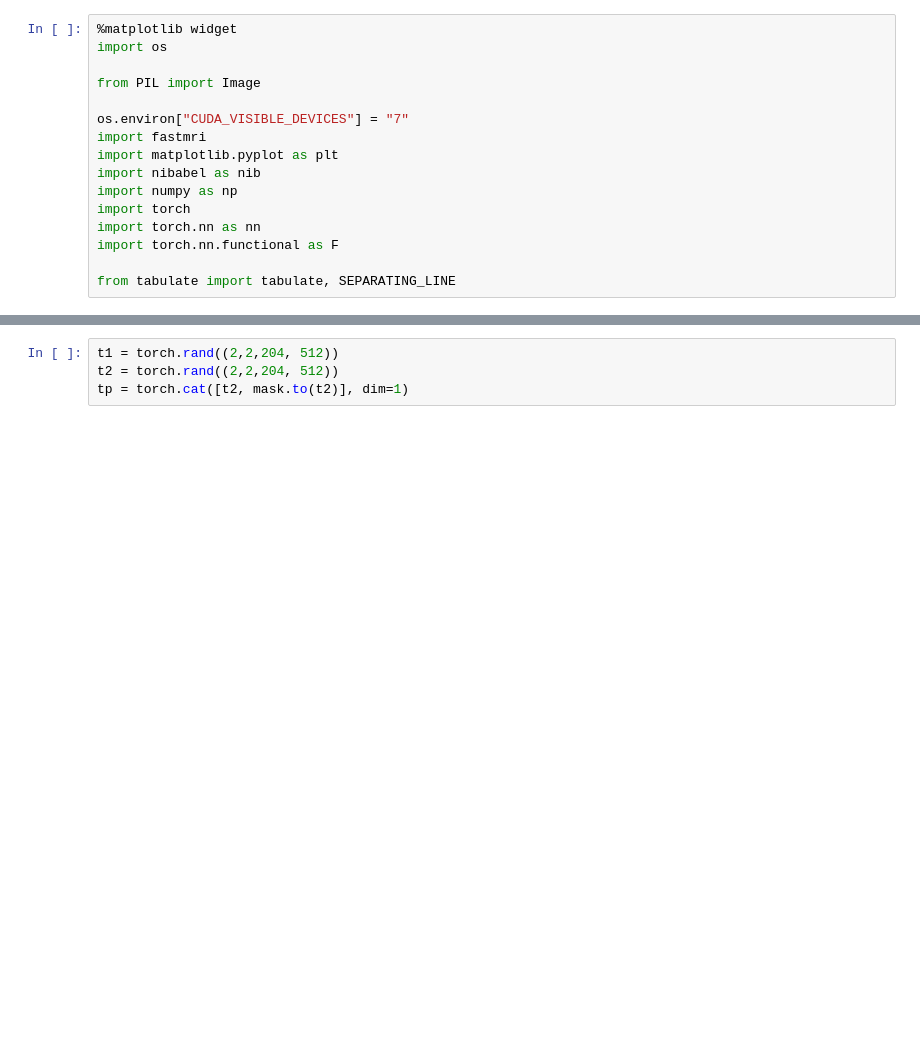
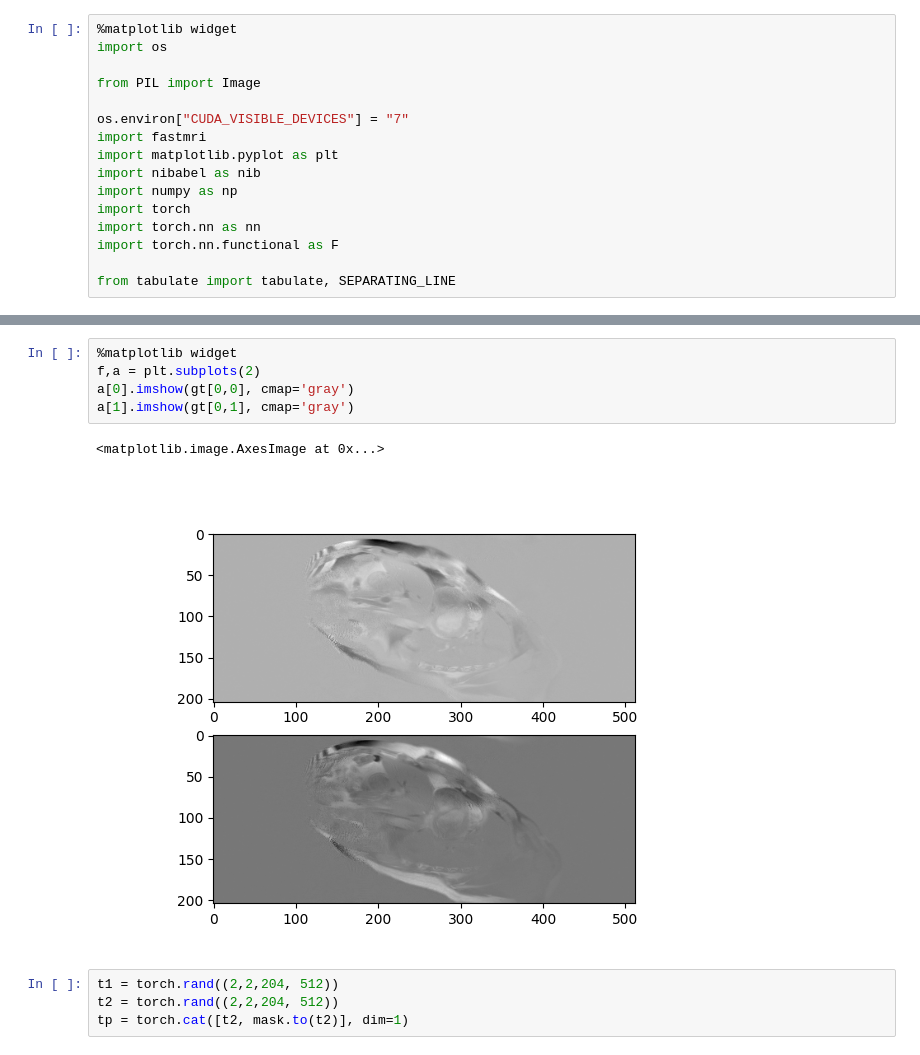
Before and after one commit to somcogo/space_time_reg, a Jupyter notebook: notebooks/notebook.ipynb, the cells around one changed output, grey strips where cells are left out. Cells and saved outputs as stored; diff of their text form; blank space fills up the shorter version.

```diff
--- a/notebooks/notebook.ipynb
+++ b/notebooks/notebook.ipynb
@@ -28,3 +34,11 @@ df2, reg2, e2, e_grad2, e_and_grad2 = make_objective(C2, copy.deepcopy(Rt), copy
+# %%
+%matplotlib widget
+f,a = plt.subplots(2)
+a[0].imshow(gt[0,0], cmap='gray')
+a[1].imshow(gt[0,1], cmap='gray')
+# %% [output]
+<matplotlib.image.AxesImage at 0x...>
+[figure, added]
 # %%
 t1 = torch.rand((2,2,204, 512))
 t2 = torch.rand((2,2,204, 512))
```
Also changed, not shown: parts of 1 cell of this notebook.
